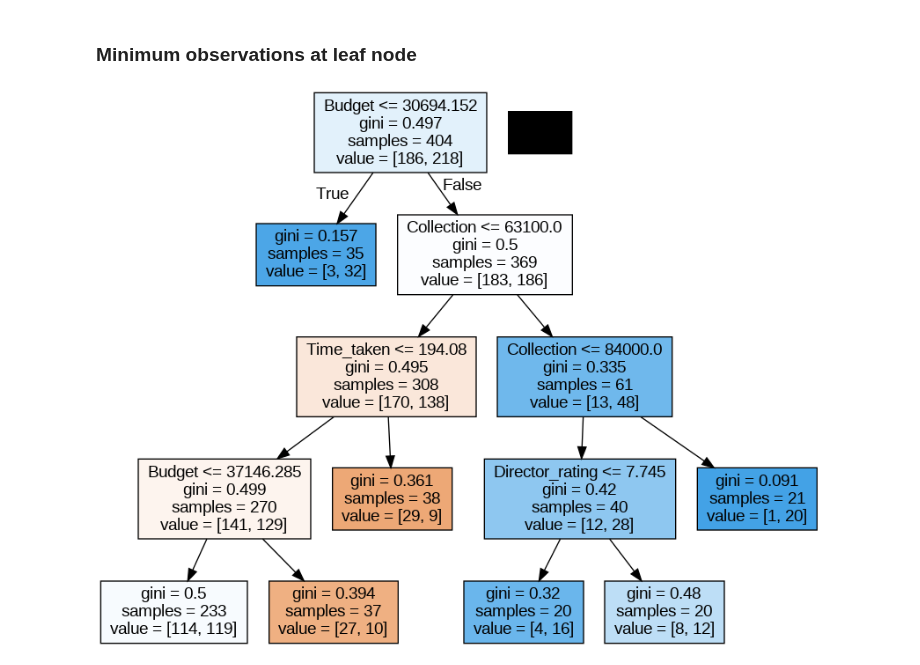
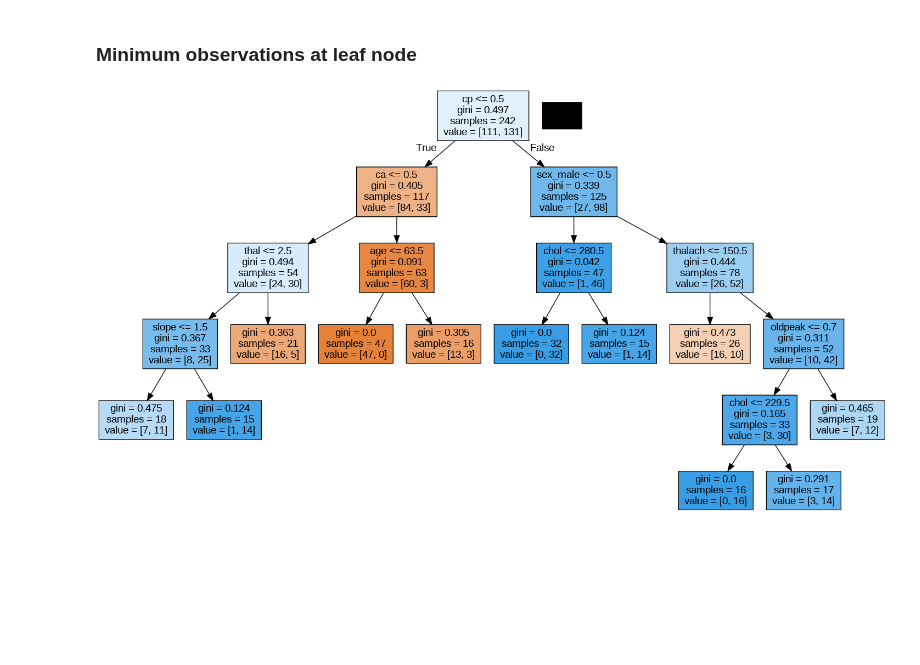
Before and after one commit to Glamorous9754/Practice-in-Jupyter, a Jupyter notebook: Classification Decision Tree Exercise.ipynb, the cells around one changed output. Saved outputs shown, nothing was run; the diff lists cells and outputs as text; code cells hidden in the pictures; blank space fills up the shorter version.

```diff
--- a/Classification Decision Tree Exercise.ipynb
+++ b/Classification Decision Tree Exercise.ipynb
@@ -34,3 +31,0 @@ df['Time_taken'].mean()
-# %%
-df['Time_taken'] = df['Time_taken'].fillna(df['Time_taken'].mean())
-df.info()
@@ -54,0 +40,5 @@ memory usage: 75.2+ KB
+# %%
+df['trestbps'] = df['trestbps'].fillna(df['trestbps'].mean())
+df['chol'] = df['chol'].fillna(df['chol'].mean())
+df['thalach'] = df['thalach'].fillna(df['thalach'].mean())
+df.info()
@@ -55,7 +63,7 @@ memory usage: 75.2+ KB
 # %% [markdown]
 # Creation of Dummy Variable
 # %%
-df =pd.get_dummies(df,columns=['3D_available','Genre'],drop_first=True)
+df =pd.get_dummies(df,columns=['sex'],drop_first=True)
 # %%
 df.head()
 # %% [output]
@@ -69,8 +76,8 @@ df.head()
 # %% [markdown]
 # Dependent(y) and Independent(x) Variable Creation
 # %%
-x = df.loc[:,df.columns != "Start_Tech_Oscar"]
-y = df['Start_Tech_Oscar']
+x = df.loc[:,df.columns != "target"]
+y = df['target']
 # %% [markdown]
 # Train - Test Split
 # %%
@@ -168,13 +165,13 @@ accuracy_score(y_test, clfTree2.predict(x_test))
 # %% [markdown]
 ### Minimum observations at leaf node
 # %%
-clfTree3 = tree.DecisionTreeClassifier(min_samples_leaf = 20, max_depth=4)
+clfTree3 = tree.DecisionTreeClassifier(min_samples_leaf = 15, max_depth=7)
 clfTree3.fit(x_train, y_train)
 dot_data = tree.export_graphviz(clfTree3, out_file=None,feature_names= x_train.columns, filled = True)
 graph3 = pydotplus.graph_from_dot_data(dot_data)
 Image(graph3.create_png())
 # %% [output]
-[figure, old version]
+[figure, new version]
 # %%
 accuracy_score(y_test, clfTree3.predict(x_test))
 # %% [output]
```
Also changed, not shown: parts of 15 cells of this notebook.
